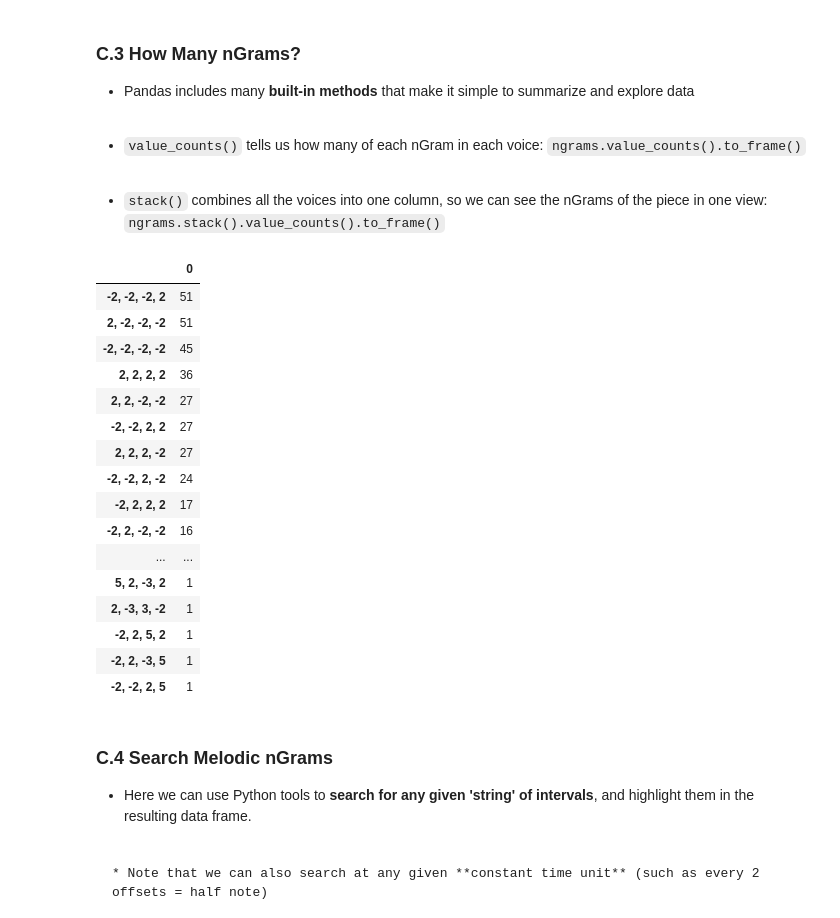
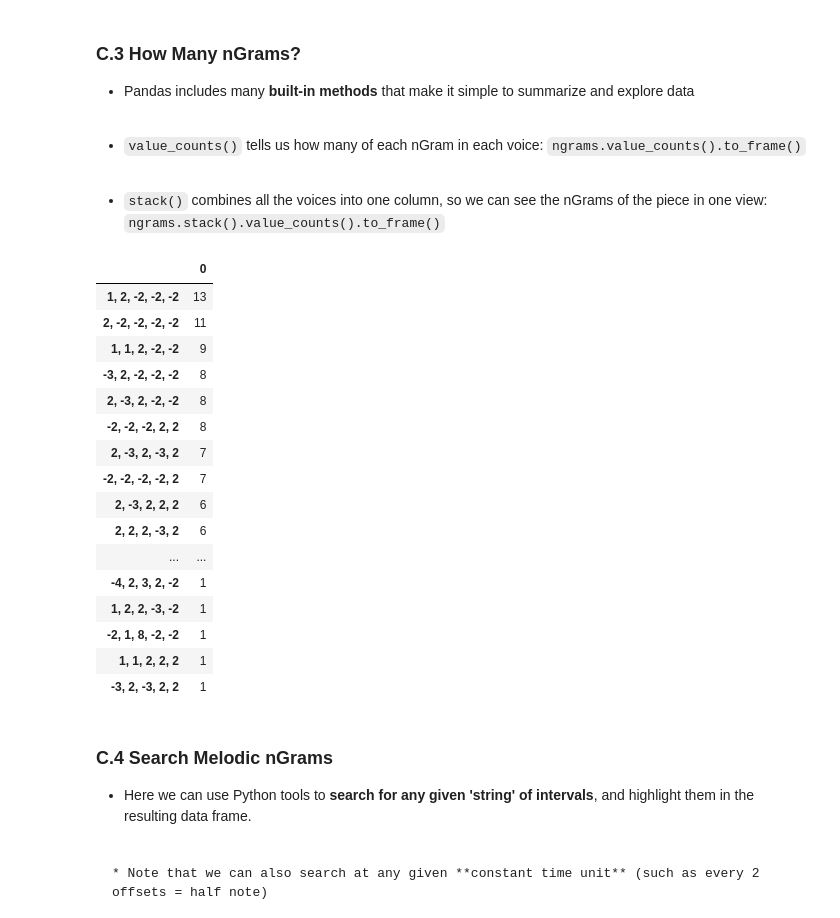
Before and after one commit to RichardFreedman/CRIM_JHUB, a Jupyter notebook: CRIM_02_Melodic_Harmonic.ipynb, the cells around one changed output. Saved outputs shown, nothing was run; the diff lists cells and outputs as text; code cells hidden in the pictures.

```diff
--- a/CRIM_02_Melodic_Harmonic.ipynb
+++ b/CRIM_02_Melodic_Harmonic.ipynb
@@ -73,7 +73,7 @@ saved_csv folder already exists.
 git_prefix = 'https://raw.githubusercontent.com/CRIM-Project/CRIM-online/master/crim/static/mei/MEI_4.0/'
 
 # just add the CRIM Piece ID here
-mei_file = 'CRIM_Mass_0005_2.mei'
+mei_file = 'CRIM_Model_0008.mei'
 
 
 url = git_prefix + mei_file
@@ -223,7 +227,7 @@ piece.detailIndex(ngrams)
 # %%
-nr = piece.getNoteRest(combineUnisons=True)
+nr = piece.getNoteRest(combineUnisons=False)
 mel = piece.getMelodic(df=nr, kind='d', end=False)
-ng = piece.getNgrams(df=mel, n=4)
+ng = piece.getNgrams(df=mel, n=5)
 mask = piece.getEntryMask()
 result = ng[mask].dropna(how='all')
 result.head()
@@ -273,25 +277,25 @@ piece.detailIndex(ngrams, offset=True)
 * `stack()` combines all the voices into one column, so we can see the nGrams of the piece in one view:
 `ngrams.stack().value_counts().to_frame()`
 # %%
-ngrams.stack().value_counts().to_frame()
+ng.stack().value_counts().to_frame()
 # %% [output]
 |  | 0 |
-| -2, -2, -2, 2 | 51 |
-| 2, -2, -2, -2 | 51 |
-| -2, -2, -2, -2 | 45 |
-| 2, 2, 2, 2 | 36 |
-| 2, 2, -2, -2 | 27 |
-| -2, -2, 2, 2 | 27 |
-| 2, 2, 2, -2 | 27 |
-| -2, -2, 2, -2 | 24 |
-| -2, 2, 2, 2 | 17 |
-| -2, 2, -2, -2 | 16 |
+| 1, 2, -2, -2, -2 | 13 |
+| 2, -2, -2, -2, -2 | 11 |
+| 1, 1, 2, -2, -2 | 9 |
+| -3, 2, -2, -2, -2 | 8 |
+| 2, -3, 2, -2, -2 | 8 |
+| -2, -2, -2, 2, 2 | 8 |
+| 2, -3, 2, -3, 2 | 7 |
+| -2, -2, -2, -2, 2 | 7 |
+| 2, -3, 2, 2, 2 | 6 |
+| 2, 2, 2, -3, 2 | 6 |
 | ... | ... |
-| 5, 2, -3, 2 | 1 |
-| 2, -3, 3, -2 | 1 |
-| -2, 2, 5, 2 | 1 |
-| -2, 2, -3, 5 | 1 |
-| -2, -2, 2, 5 | 1 |
+| -4, 2, 3, 2, -2 | 1 |
+| 1, 2, 2, -3, -2 | 1 |
+| -2, 1, 8, -2, -2 | 1 |
+| 1, 1, 2, 2, 2 | 1 |
+| -3, 2, -3, 2, 2 | 1 |
 # %% [markdown]
 ### C.4 Search Melodic nGrams
 
```
Also changed, not shown: parts of 10 cells of this notebook, 6 other files.
